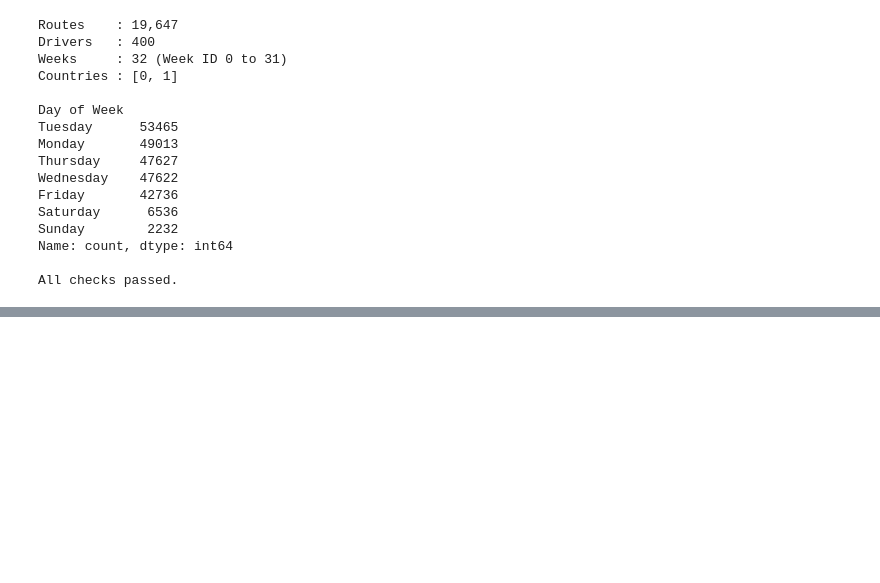
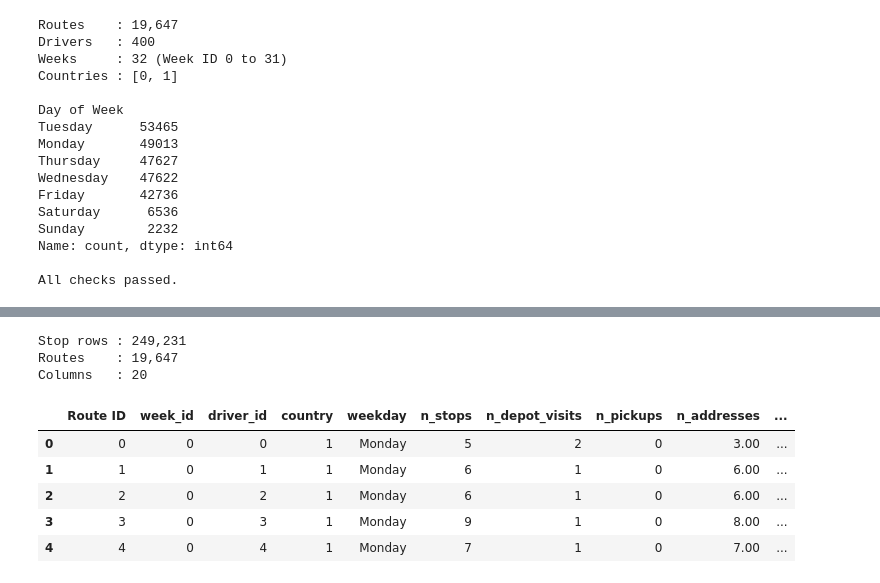
Before and after one commit to brucenguyen0302-code/last-mile-route-duration, a Jupyter notebook: notebooks/AT1_II_route_duration.ipynb, the cells around one changed output, grey strips where cells are left out. Saved outputs shown, nothing was run; the diff lists cells and outputs as text; code cells hidden in the pictures; blank space fills up the shorter version.

Commit message:
Build route-level table and duration target

```diff
--- a/notebooks/AT1_II_route_duration.ipynb
+++ b/notebooks/AT1_II_route_duration.ipynb
@@ -178,0 +214,49 @@ All checks passed.
+# %%
+stops = raw.copy()
+stops['is_stop'] = (stops['Depot'] == 0).astype(int)
+stops['is_pickup'] = ((stops['Depot'] == 0) & (stops['Delivery'] == 0)).astype(int)
+stops['window_width'] = stops['Latest Time'] - stops['Earliest Time']
+
+planned = stops.sort_values(['Route ID', 'IndexP'])
+actual = stops.sort_values(['Route ID', 'IndexA'])
+by_plan = planned.groupby('Route ID')
+by_actual = actual.groupby('Route ID')
+by_customer = planned[planned['is_stop'] == 1].groupby('Route ID')
+
+routes = pd.DataFrame({
+    'week_id': by_plan['Week ID'].first(),
+    'driver_id': by_plan['Driver ID'].first(),
+    'country': by_plan['Country'].first(),
+    'weekday': by_plan['Day of Week'].first(),
+    'n_stops': by_plan['is_stop'].sum(),
+    'n_depot_visits': by_plan['Depot'].sum(),
+    'n_pickups': by_plan['is_pickup'].sum(),
+    'n_addresses': by_customer['Address ID'].nunique(),
+    'planned_km': by_plan['DistanceP'].sum(),
+    'max_leg_km': by_plan['DistanceP'].max(),
+    'first_leg_km': by_customer['DistanceP'].first(),
+    'earliest_start': by_customer['Earliest Time'].min(),
+    'latest_end': by_customer['Latest Time'].max(),
+    'mean_window': by_customer['window_width'].mean(),
+    'min_window': by_customer['window_width'].min(),
+    'duration_min': by_actual['Arrived Time'].max() - by_actual['Arrived Time'].min(),
+    'flag_in_order': by_actual['Arrived Time'].apply(lambda t: t.is_monotonic_increasing),
+    'flag_depot_first': by_actual['Depot'].first() == 1,
+}).reset_index()
+
+routes['driver_prior_routes'] = routes.groupby('driver_id').cumcount()
+
+print(f'Stop rows : {len(stops):,}')
+print(f'Routes    : {len(routes):,}')
+print(f'Columns   : {routes.shape[1]}')
+display(routes.head())
+# %% [output]
+Stop rows : 249,231
+Routes    : 19,647
+Columns   : 20
+|  | Route ID | week_id | driver_id | country | weekday | n_stops | n_depot_visits | n_pickups | n_addresses | ... |
+| 0 | 0 | 0 | 0 | 1 | Monday | 5 | 2 | 0 | 3.00 | ... |
+| 1 | 1 | 0 | 1 | 1 | Monday | 6 | 1 | 0 | 6.00 | ... |
+| 2 | 2 | 0 | 2 | 1 | Monday | 6 | 1 | 0 | 6.00 | ... |
+| 3 | 3 | 0 | 3 | 1 | Monday | 9 | 1 | 0 | 8.00 | ... |
+| 4 | 4 | 0 | 4 | 1 | Monday | 7 | 1 | 0 | 7.00 | ... |
```
Also changed, not shown: parts of 3 cells of this notebook.
